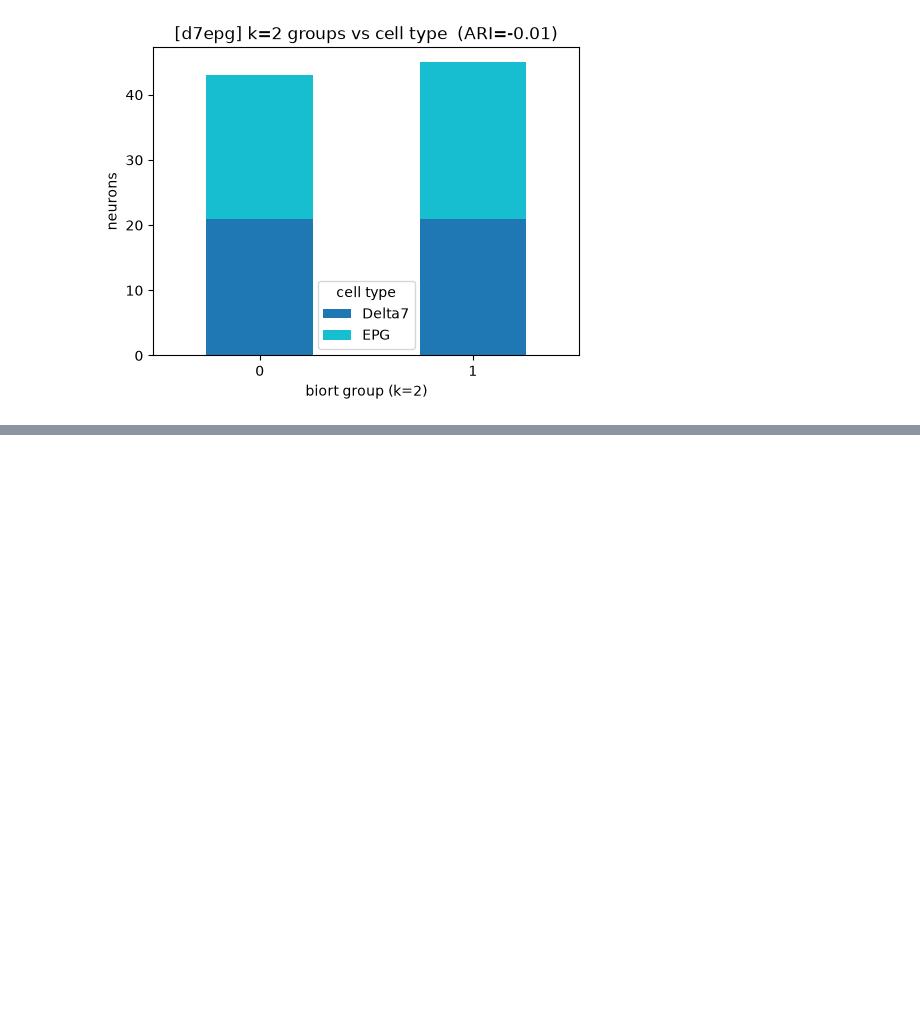
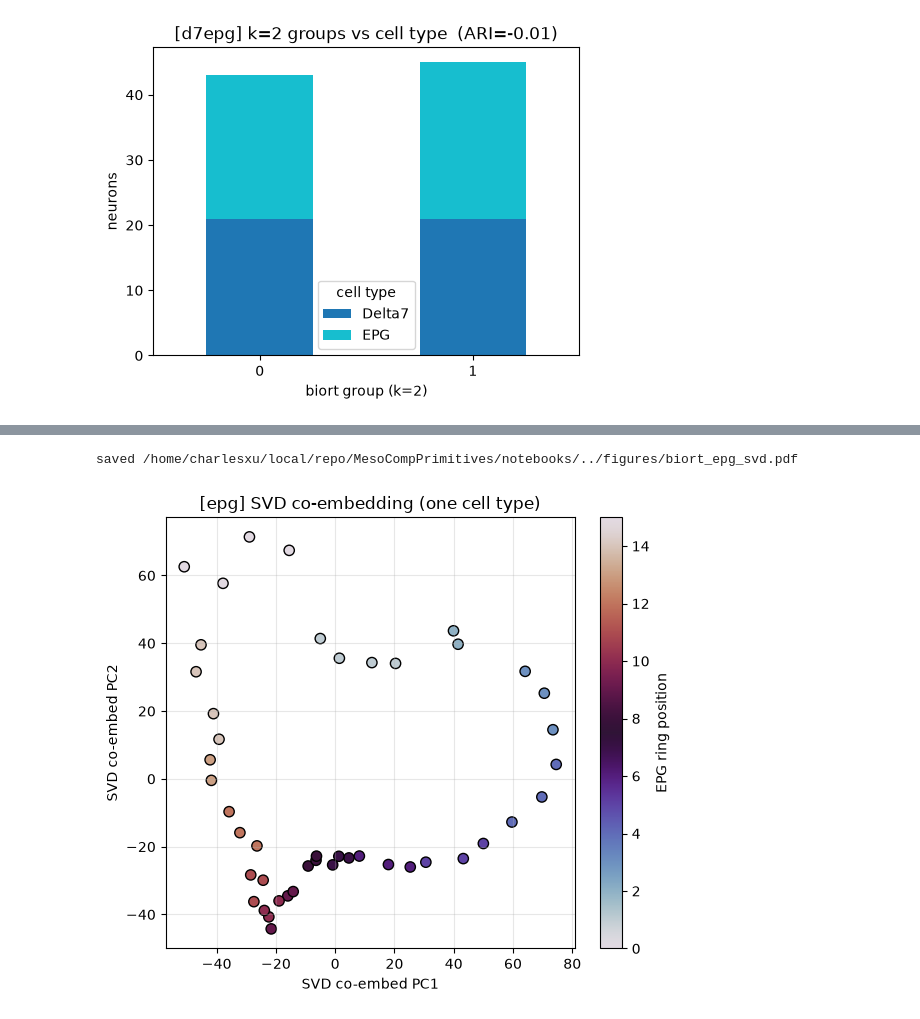
Before and after one commit to CharlesXu-Jingyue/MesoCompPrimitives, a Jupyter notebook: notebooks/biort_embedding_exploration.ipynb, the cells around one changed output, grey strips where cells are left out. Saved outputs shown, nothing was run; the diff lists cells and outputs as text; code cells hidden in the pictures; blank space fills up the shorter version.

```diff
--- a/notebooks/biort_embedding_exploration.ipynb
+++ b/notebooks/biort_embedding_exploration.ipynb
@@ -384,0 +394,28 @@ saved /home/charlesxu/local/repo/MesoCompPrimitives/notebooks/../figures/biort_d
+# %%
+from sklearn.cluster import KMeans
+from sklearn.metrics import adjusted_rand_score
+
+def svd_coembedding(A, d=4):
+    """Co-embed nodes from the top-d singular vectors: [U_d*S_d | V_d*S_d]."""
+    U, S, Vt = np.linalg.svd(A, full_matrices=False)
+    d = min(d, len(S))
+    return np.c_[U[:, :d] * S[:d], Vt[:d].T * S[:d]]
+
+# --- EPG alone: single cell type -> SVD reveals internal (ring) structure ----
+emb_e = svd_coembedding(rc_epg.A, d=4)
+P_e = PCA(n_components=2, random_state=0).fit_transform(emb_e)
+ring_e = np.asarray(rc_epg.ring_pos)
+fig, ax = plt.subplots(figsize=(6.6, 5.6))
+sc = ax.scatter(P_e[:, 0], P_e[:, 1], c=ring_e, cmap='twilight', s=55, edgecolors='k')
+fig.colorbar(sc, ax=ax, label='EPG ring position')
+ax.set_xlabel('SVD co-embed PC1'); ax.set_ylabel('SVD co-embed PC2')
+ax.set_title('[epg] SVD co-embedding (one cell type)'); ax.grid(alpha=.3)
+save_pdf(fig, 'biort_epg_svd'); plt.show()
+show_plotly(px.scatter(
+    x=P_e[:, 0], y=P_e[:, 1], color=ring_e,
+    hover_name=[f'{n}<br>{ci}' for n, ci in zip(rc_epg.noi, rc_epg.cioi)],
+    color_continuous_scale='twilight', labels={'x': 'PC1', 'y': 'PC2', 'color': 'ring'},
+    title='[epg] SVD co-embedding'))
+# %% [output]
+saved /home/charlesxu/local/repo/MesoCompPrimitives/notebooks/../figures/biort_epg_svd.pdf
+[figure, added]
```
Also changed, not shown: parts of 2 cells of this notebook, 2 other files.
